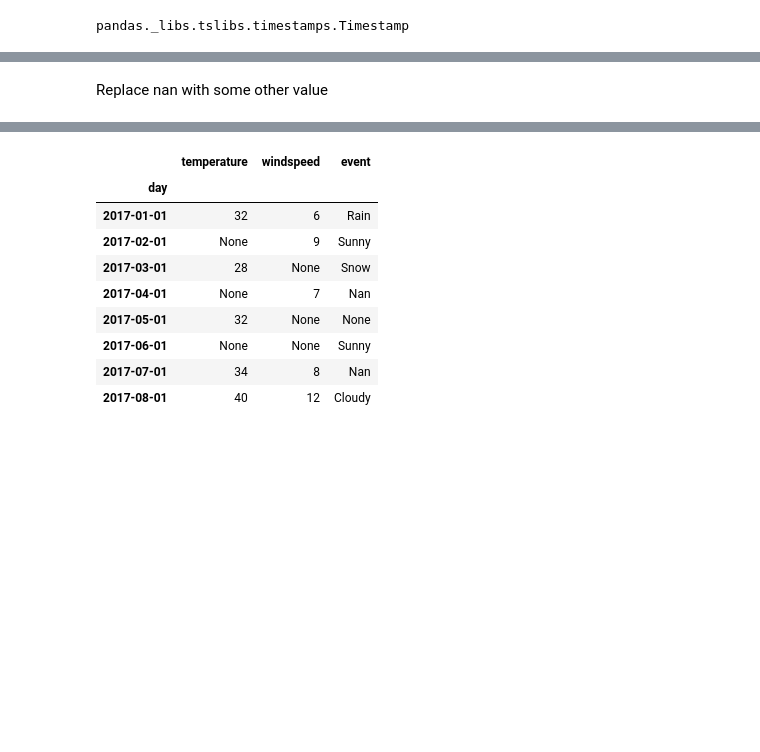
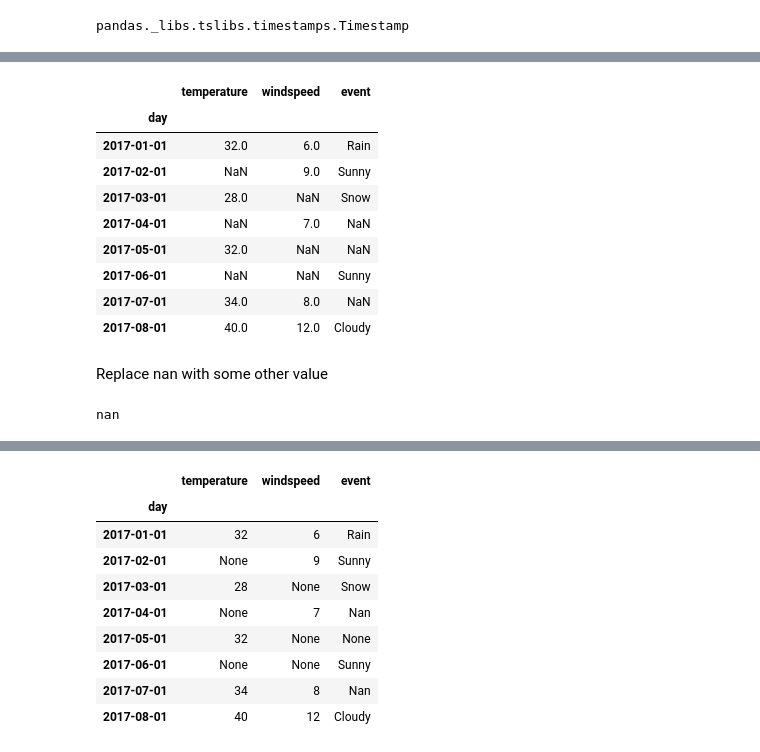
Before and after one commit to rashmi-fit/coder, a Jupyter notebook: usingPandas/weather_data.ipynb, the cells around one changed output, grey strips where cells are left out. Saved outputs shown, nothing was run; the diff lists cells and outputs as text; code cells hidden in the pictures; blank space fills up the shorter version.

```diff
--- a/usingPandas/weather_data.ipynb
+++ b/usingPandas/weather_data.ipynb
@@ -47,2 +47,19 @@ df
+# %%
+df
+# %% [output]
+|  | temperature | windspeed | event |
+| day |  |  |  |
+| 2017-01-01 | 32.0 | 6.0 | Rain |
+| 2017-02-01 | NaN | 9.0 | Sunny |
+| 2017-03-01 | 28.0 | NaN | Snow |
+| 2017-04-01 | NaN | 7.0 | NaN |
+| 2017-05-01 | 32.0 | NaN | NaN |
+| 2017-06-01 | NaN | NaN | Sunny |
+| 2017-07-01 | 34.0 | 8.0 | NaN |
+| 2017-08-01 | 40.0 | 12.0 | Cloudy |
 # %% [markdown]
 Replace nan with some other value
+# %%
+df.event[3]
+# %% [output]
+nan
```
Also changed, not shown: parts of 10 cells of this notebook, 4 other files.
